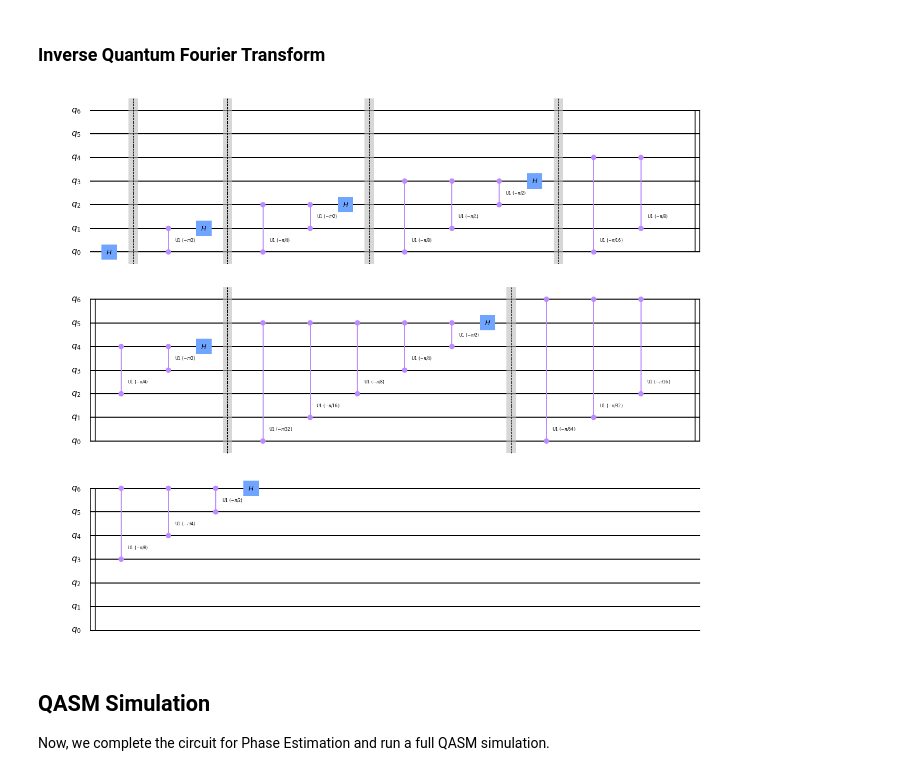
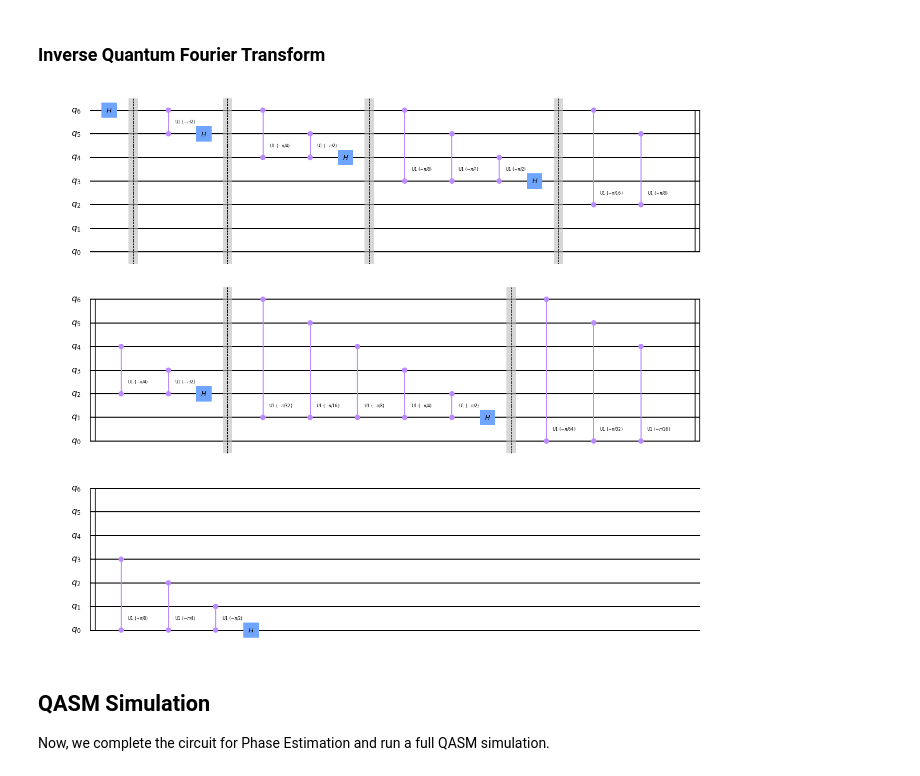
Before and after one commit to shantomborah/Quantum-Algorithms, a Jupyter notebook: Standard Algorithms/Quantum Phase Estimation.ipynb, the cells around one changed output. Drawn from its saved outputs; the diff is of its cells as text; code cells hidden in the pictures.

Commit message:
Added Quantum Counting and some bug fixes.

```diff
--- a/Standard Algorithms/Quantum Phase Estimation.ipynb
+++ b/Standard Algorithms/Quantum Phase Estimation.ipynb
@@ -56,7 +56,7 @@ circ.append(Gate(name="$Ini$", num_qubits=k, params=[]), range(k))
 circ.barrier()
 for i in range(n):
     name = '$U_' + str(i) + '$'
-    circ.append(QuantumCircuit(k, name=name).to_gate().control(1), [k+i, 0, 1, 2, 3])
+    circ.append(QuantumCircuit(k, name=name).to_gate().control(1), [k+i]+list(range(k)))
 circ.barrier()
 circ.append(Gate(name="$QFT^{-1}$", num_qubits=n, params=[]), range(k, k+n))
 circ.barrier()
@@ -151,15 +151,15 @@ Uop(3).draw('mpl',reverse_bits=True)
 ### Inverse Quantum Fourier Transform
 # %%
 QFT_inv = QuantumCircuit(n, name='QFT^{-1}')
-for i in range(n):
-    if i != 0:
+for i in reversed(range(n)):
+    if i != n-1:
         QFT_inv.barrier()
-    for j in range(i):
-        QFT_inv.cu1(-pi/(2 ** (i-j)), i, j)
+    for j in reversed(range(i+1,n)):
+        QFT_inv.cu1(-pi/(2 ** (j-i)), i, j)
     QFT_inv.h(i)
 QFT_inv.draw('mpl', reverse_bits=True)
 # %% [output]
-[figure, old version]
+[figure, new version]
 # %% [markdown]
 ## QASM Simulation
 Now, we complete the circuit for Phase Estimation and run a full QASM simulation.
```
Also changed, not shown: parts of 3 cells of this notebook, 2 other files.
